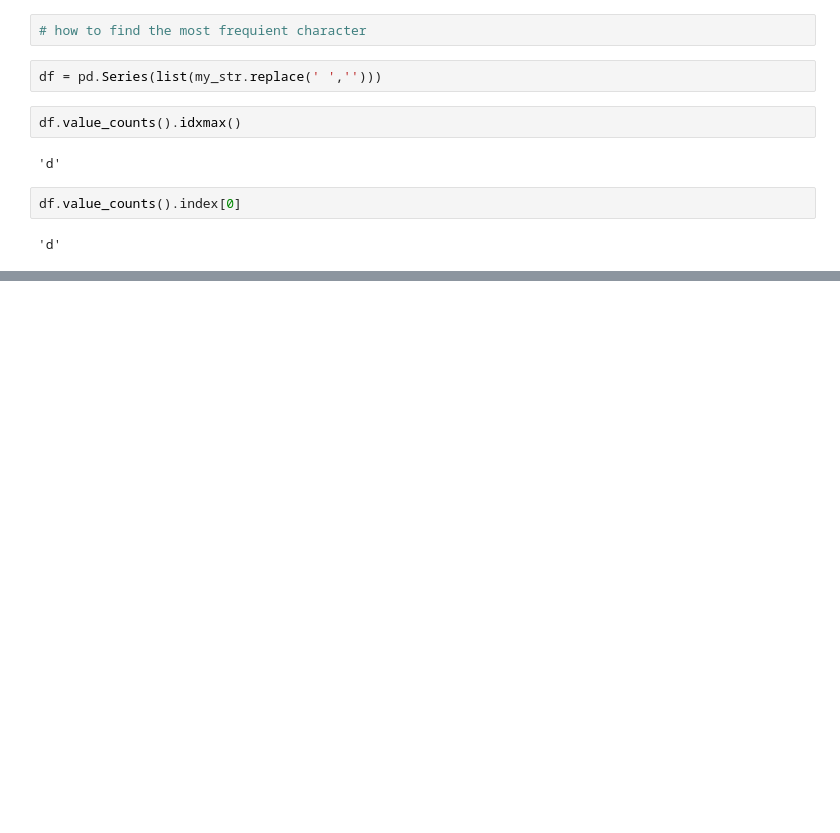
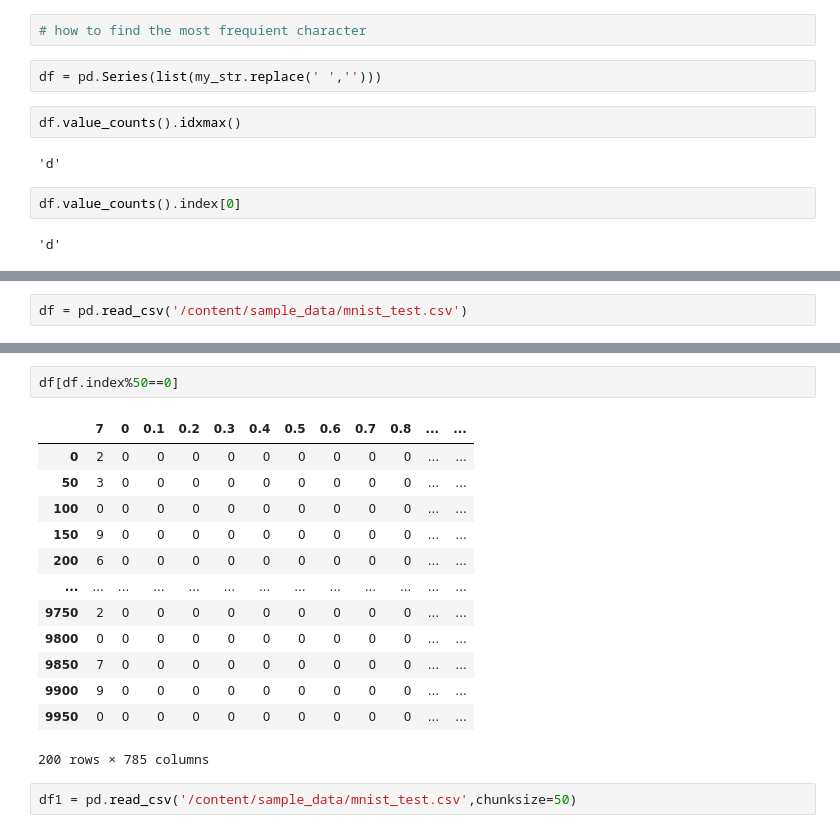
Before and after one commit to rushielevates/ML-DL-practice, a Jupyter notebook: Pandas.ipynb, the cells around one changed output, grey strips where cells are left out. Drawn from its saved outputs; the diff is of its cells as text; blank space fills up the shorter version.

```diff
--- a/Pandas.ipynb
+++ b/Pandas.ipynb
@@ -1108,0 +1293,2 @@ df.value_counts().index[0]
+# %%
+df = pd.read_csv('/content/sample_data/mnist_test.csv')
@@ -1108,0 +1301,18 @@ df.value_counts().index[0]
+# %%
+df[df.index%50==0]
+# %% [output]
+|  | 7 | 0 | 0.1 | 0.2 | 0.3 | 0.4 | 0.5 | 0.6 | 0.7 | 0.8 | ... | ... |
+| 0 | 2 | 0 | 0 | 0 | 0 | 0 | 0 | 0 | 0 | 0 | ... | ... |
+| 50 | 3 | 0 | 0 | 0 | 0 | 0 | 0 | 0 | 0 | 0 | ... | ... |
+| 100 | 0 | 0 | 0 | 0 | 0 | 0 | 0 | 0 | 0 | 0 | ... | ... |
+| 150 | 9 | 0 | 0 | 0 | 0 | 0 | 0 | 0 | 0 | 0 | ... | ... |
+| 200 | 6 | 0 | 0 | 0 | 0 | 0 | 0 | 0 | 0 | 0 | ... | ... |
+| ... | ... | ... | ... | ... | ... | ... | ... | ... | ... | ... | ... | ... |
+| 9750 | 2 | 0 | 0 | 0 | 0 | 0 | 0 | 0 | 0 | 0 | ... | ... |
+| 9800 | 0 | 0 | 0 | 0 | 0 | 0 | 0 | 0 | 0 | 0 | ... | ... |
+| 9850 | 7 | 0 | 0 | 0 | 0 | 0 | 0 | 0 | 0 | 0 | ... | ... |
+| 9900 | 9 | 0 | 0 | 0 | 0 | 0 | 0 | 0 | 0 | 0 | ... | ... |
+| 9950 | 0 | 0 | 0 | 0 | 0 | 0 | 0 | 0 | 0 | 0 | ... | ... |
+200 rows × 785 columns
+# %%
+df1 = pd.read_csv('/content/sample_data/mnist_test.csv',chunksize=50)
```
Also changed, not shown: parts of 30 cells of this notebook.
